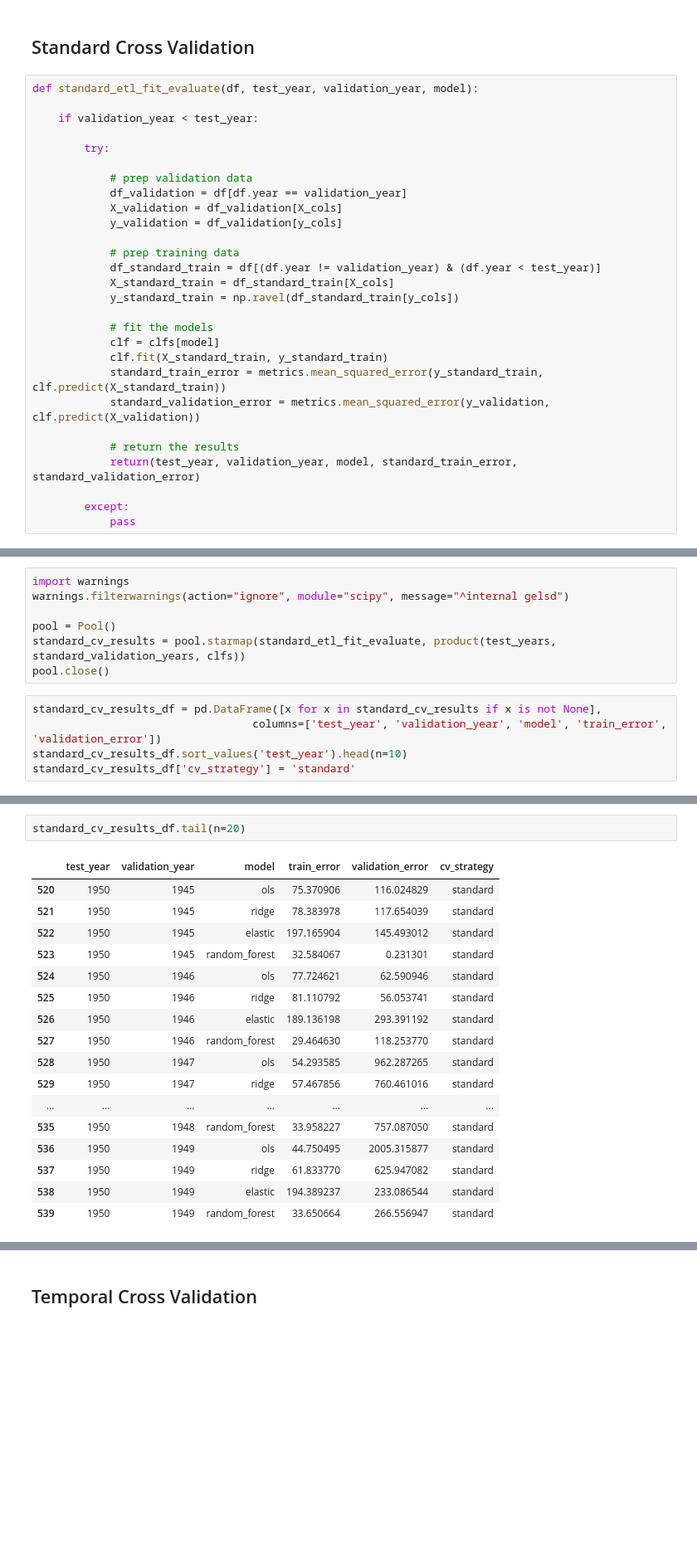
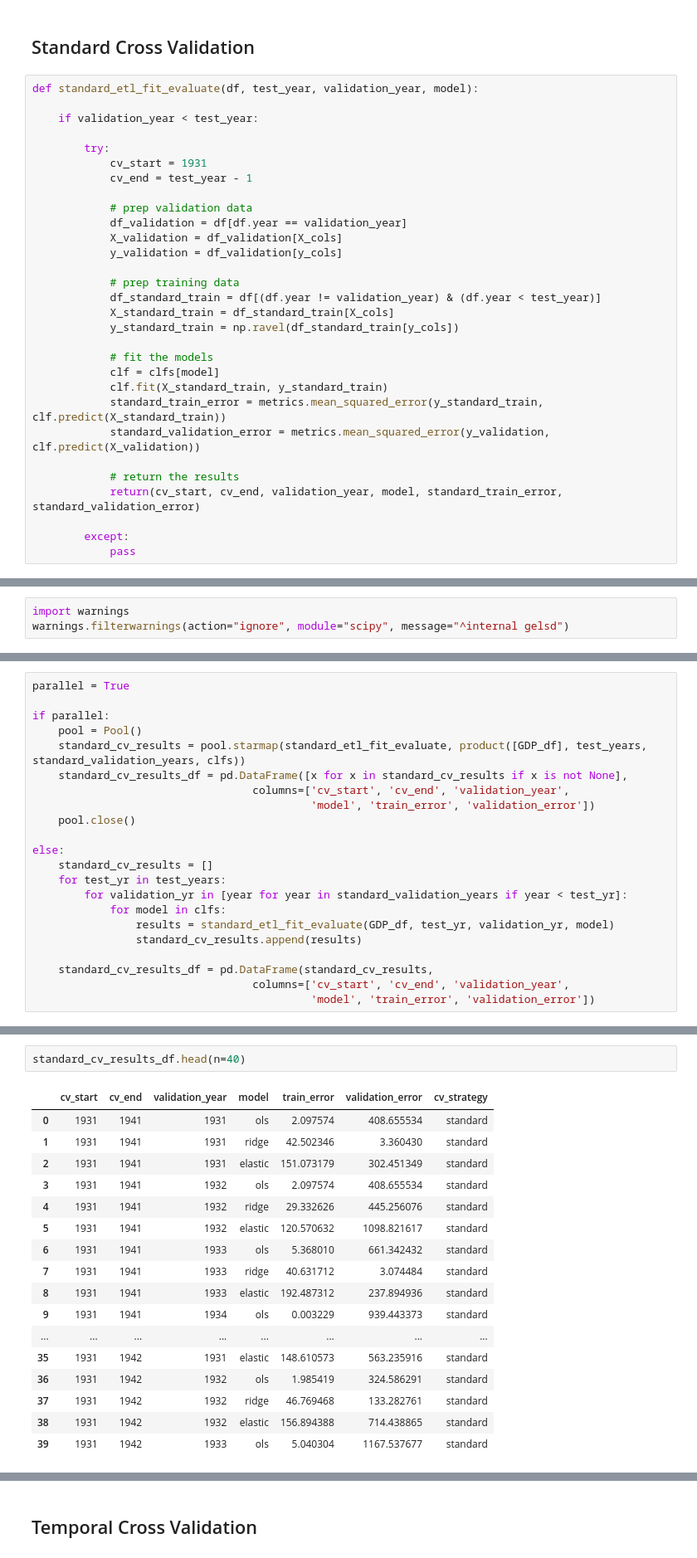
Before and after one commit to dssg/hitchhikers-guide, a Jupyter notebook: curriculum/3_modeling_and_machine_learning/machine-learning/predicting_GDP.ipynb, the cells around one changed output, grey strips where cells are left out. Shown: that part at 83% size. Cells and saved outputs as stored; diff of their text form; blank space fills up the shorter version.

```diff
--- a/curriculum/3_modeling_and_machine_learning/machine-learning/predicting_GDP.ipynb
+++ b/curriculum/3_modeling_and_machine_learning/machine-learning/predicting_GDP.ipynb
@@ -204,6 +204,8 @@ def standard_etl_fit_evaluate(df, test_year, validation_year, model):
     if validation_year < test_year:
 
         try:
+            cv_start = 1931
+            cv_end = test_year - 1
 
             # prep validation data
             df_validation = df[df.year == validation_year]
@@ -222,7 +224,7 @@ def standard_etl_fit_evaluate(df, test_year, validation_year, model):
             standard_validation_error = metrics.mean_squared_error(y_validation, clf.predict(X_validation))
 
             # return the results
-            return(test_year, validation_year, model, standard_train_error, standard_validation_error)
+            return(cv_start, cv_end, validation_year, model, standard_train_error, standard_validation_error)
 
         except:
             pass
@@ -231,12 +231,3 @@ def standard_etl_fit_evaluate(df, test_year, validation_year, model):
 # %%
 import warnings
 warnings.filterwarnings(action="ignore", module="scipy", message="^internal gelsd")
-
-pool = Pool()
-standard_cv_results = pool.starmap(standard_etl_fit_evaluate, product(test_years, standard_validation_years, clfs))
-pool.close()
-# %%
-standard_cv_results_df = pd.DataFrame([x for x in standard_cv_results if x is not None],
-                                  columns=['test_year', 'validation_year', 'model', 'train_error', 'validation_error'])
-standard_cv_results_df.sort_values('test_year').head(n=10)
-standard_cv_results_df['cv_strategy'] = 'standard'
@@ -242,0 +236,22 @@ standard_cv_results_df['cv_strategy'] = 'standard'
+# %%
+parallel = True
+
+if parallel:
+    pool = Pool()
+    standard_cv_results = pool.starmap(standard_etl_fit_evaluate, product([GDP_df], test_years, standard_validation_years, clfs))
+    standard_cv_results_df = pd.DataFrame([x for x in standard_cv_results if x is not None],
+                                  columns=['cv_start', 'cv_end', 'validation_year',
+                                           'model', 'train_error', 'validation_error'])
+    pool.close()
+
+else:
+    standard_cv_results = []
+    for test_yr in test_years:
+        for validation_yr in [year for year in standard_validation_years if year < test_yr]:
+            for model in clfs:
+                results = standard_etl_fit_evaluate(GDP_df, test_yr, validation_yr, model)
+                standard_cv_results.append(results)
+
+    standard_cv_results_df = pd.DataFrame(standard_cv_results,
+                                  columns=['cv_start', 'cv_end', 'validation_year',
+                                           'model', 'train_error', 'validation_error'])
@@ -243,21 +261,21 @@ standard_cv_results_df['cv_strategy'] = 'standard'
 # %%
-standard_cv_results_df.tail(n=20)
+standard_cv_results_df.head(n=40)
 # %% [output]
-|  | test_year | validation_year | model | train_error | validation_error | cv_strategy |
-| 520 | 1950 | 1945 | ols | 75.370906 | 116.024829 | standard |
-| 521 | 1950 | 1945 | ridge | 78.383978 | 117.654039 | standard |
-| 522 | 1950 | 1945 | elastic | 197.165904 | 145.493012 | standard |
-| 523 | 1950 | 1945 | random_forest | 32.584067 | 0.231301 | standard |
-| 524 | 1950 | 1946 | ols | 77.724621 | 62.590946 | standard |
-| 525 | 1950 | 1946 | ridge | 81.110792 | 56.053741 | standard |
-| 526 | 1950 | 1946 | elastic | 189.136198 | 293.391192 | standard |
-| 527 | 1950 | 1946 | random_forest | 29.464630 | 118.253770 | standard |
-| 528 | 1950 | 1947 | ols | 54.293585 | 962.287265 | standard |
-| 529 | 1950 | 1947 | ridge | 57.467856 | 760.461016 | standard |
-| ... | ... | ... | ... | ... | ... | ... |
-| 535 | 1950 | 1948 | random_forest | 33.958227 | 757.087050 | standard |
-| 536 | 1950 | 1949 | ols | 44.750495 | 2005.315877 | standard |
-| 537 | 1950 | 1949 | ridge | 61.833770 | 625.947082 | standard |
-| 538 | 1950 | 1949 | elastic | 194.389237 | 233.086544 | standard |
-| 539 | 1950 | 1949 | random_forest | 33.650664 | 266.556947 | standard |
+|  | cv_start | cv_end | validation_year | model | train_error | validation_error | cv_strategy |
+| 0 | 1931 | 1941 | 1931 | ols | 2.097574 | 408.655534 | standard |
+| 1 | 1931 | 1941 | 1931 | ridge | 42.502346 | 3.360430 | standard |
+| 2 | 1931 | 1941 | 1931 | elastic | 151.073179 | 302.451349 | standard |
+| 3 | 1931 | 1941 | 1932 | ols | 2.097574 | 408.655534 | standard |
+| 4 | 1931 | 1941 | 1932 | ridge | 29.332626 | 445.256076 | standard |
+| 5 | 1931 | 1941 | 1932 | elastic | 120.570632 | 1098.821617 | standard |
+| 6 | 1931 | 1941 | 1933 | ols | 5.368010 | 661.342432 | standard |
+| 7 | 1931 | 1941 | 1933 | ridge | 40.631712 | 3.074484 | standard |
+| 8 | 1931 | 1941 | 1933 | elastic | 192.487312 | 237.894936 | standard |
+| 9 | 1931 | 1941 | 1934 | ols | 0.003229 | 939.443373 | standard |
+| ... | ... | ... | ... | ... | ... | ... | ... |
+| 35 | 1931 | 1942 | 1931 | elastic | 148.610573 | 563.235916 | standard |
+| 36 | 1931 | 1942 | 1932 | ols | 1.985419 | 324.586291 | standard |
+| 37 | 1931 | 1942 | 1932 | ridge | 46.769468 | 133.282761 | standard |
+| 38 | 1931 | 1942 | 1932 | elastic | 156.894388 | 714.438865 | standard |
+| 39 | 1931 | 1942 | 1933 | ols | 5.040304 | 1167.537677 | standard |
 # %% [markdown]
```
Also changed, not shown: parts of 17 cells of this notebook.
